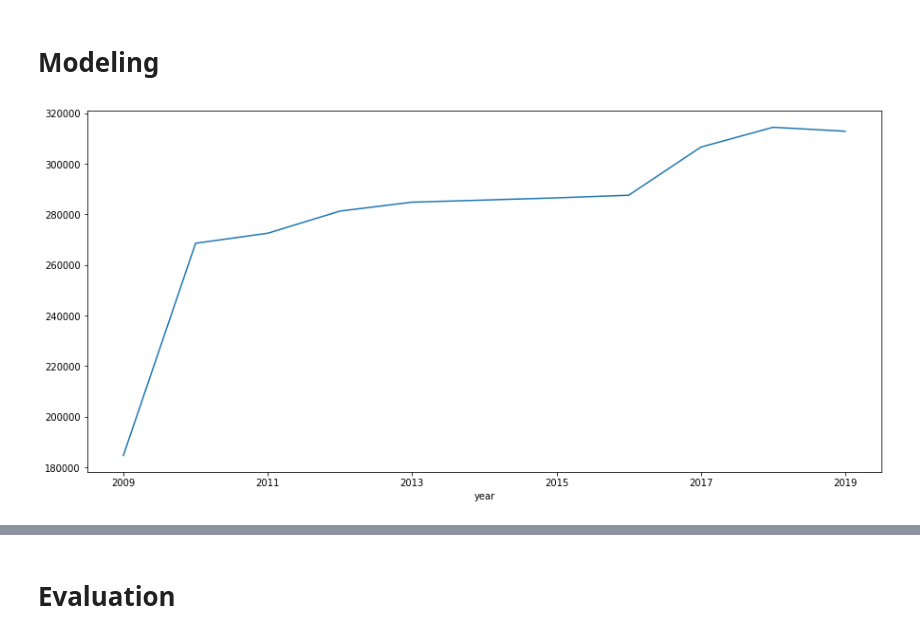
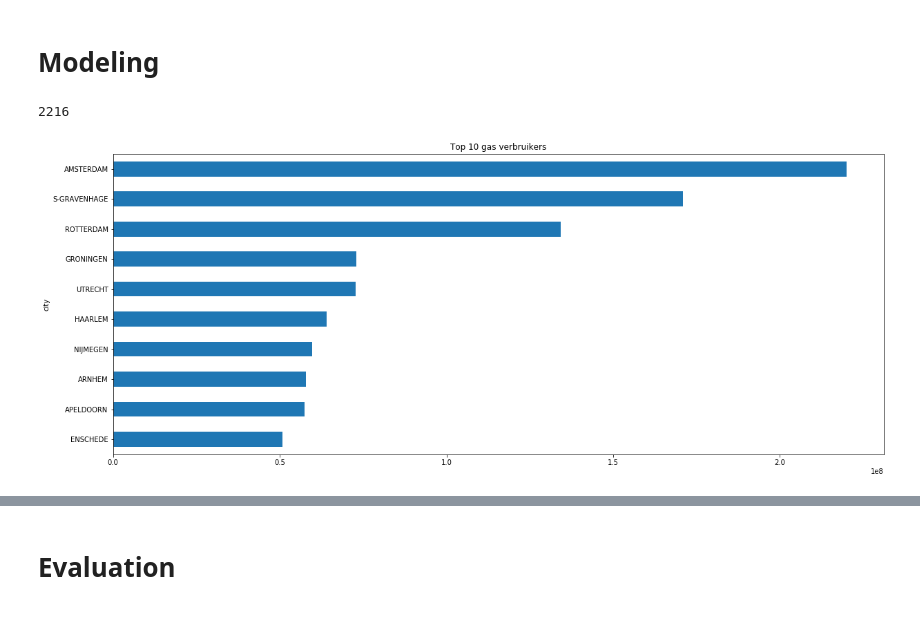
Before and after one commit to erhanfr12/datascience_challenge2, a Jupyter notebook: Notebook.ipynb, the cells around one changed output, grey strips where cells are left out. Drawn from its saved outputs; the diff is of its cells as text; code cells hidden in the pictures.

```diff
--- a/Notebook.ipynb
+++ b/Notebook.ipynb
@@ -211,3 +230,7 @@ perc_of_active_connections      1141402 non-null int64
 2              0.0  2010
 3              0.0  2010
 4              0.0  2010
+# %%
+gasFrame = pd.concat([stedinFrame, lianderFrame, enexisFrame], sort=True)
+print(gasFrame.info())
+print(gasFrame.head())
@@ -213,0 +255,6 @@ perc_of_active_connections      1141402 non-null int64
+# %%
+uniqueCities = gasFrame.set_index('city').index.unique().sort_values()
+print(len(uniqueCities))
+print(uniqueCities)
+
+# We see that not all cities are written the same way. i.e. 'S-GRAVENHAGE, 'S GRAVENHAGE, S- GRAVENHAGE, S-GRAVENHAGE etc.
@@ -240,0 +274,10 @@ Data columns (total 15 columns):
+# %%
+# df.loc[~df['city'].str.contains('S-', na=False), 'city'] = df.loc[~df['city'].str.contains('S-', na=False), 'city'].str.replace('S-', 'bla')
+
+gasFrame.loc[gasFrame['city'].str.startswith('\'S-'), 'city'] = gasFrame.loc[gasFrame['city'].str.startswith('\'S-'), 'city'].str.replace('\'S-', 'S-')
+gasFrame.loc[gasFrame['city'].str.startswith('S-'), 'city'] = gasFrame.loc[gasFrame['city'].str.startswith('S-'), 'city'].str.replace('S-', 'S-')
+gasFrame.loc[gasFrame['city'].str.startswith('\'S- '), 'city'] = gasFrame.loc[gasFrame['city'].str.startswith('\'S- '), 'city'].str.replace('\'S- ', 'S-')
+gasFrame.loc[gasFrame['city'].str.startswith('S '), 'city'] = gasFrame.loc[gasFrame['city'].str.startswith('S '), 'city'].str.replace('S ', 'S-')
+gasFrame.loc[gasFrame['city'].str.startswith('\'S '), 'city'] = gasFrame.loc[gasFrame['city'].str.startswith('\'S '), 'city'].str.replace('\'S ', 'S-')
+
+print(gasFrame.loc[gasFrame['city'].str.contains('\'S GRAVENHAGE')])
@@ -240,0 +288,4 @@ Data columns (total 15 columns):
+# %%
+cleanedUniqueCities = gasFrame.set_index('city').index.unique().sort_values()
+print(len(cleanedUniqueCities))
+print(cleanedUniqueCities)
@@ -275,10 +335,13 @@ None
 # %%
 import seaborn as sns
 import matplotlib.pyplot as plt
-# %%
-
-fig, ax = plt.subplots(figsize=(15,7))
-annualConsume = dataFrame.groupby('year').count()['annual_consume'].plot(ax=ax)
-plt.show()
-# %% [output]
-[figure, removed]
+# %%
+totalConsumePerCity = gasFrame.groupby(['city'])['annual_consume'].sum().sort_values(ascending=False)
+print(totalConsumePerCity.count())
+
+fig, ax = plt.subplots(1,1, figsize=(20, 8))
+totalConsumePerCity.head(10).sort_values().plot(kind='barh', title='Top 10 gas verbruikers')
+plt.show()
+# %% [output]
+2216
+[figure, added]
```
Also changed, not shown: parts of 14 cells of this notebook.
